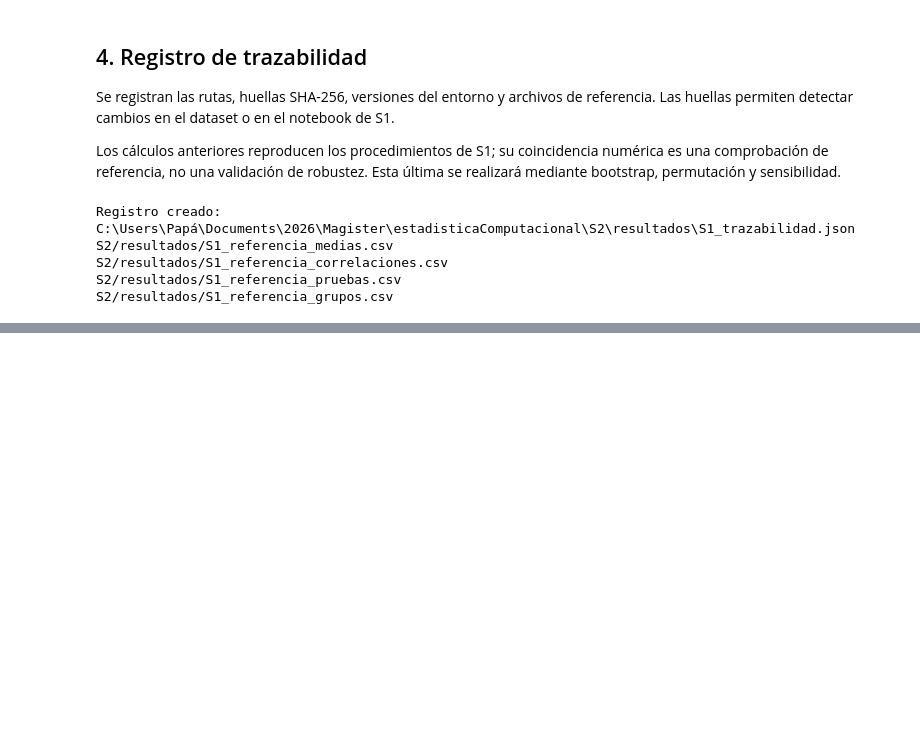
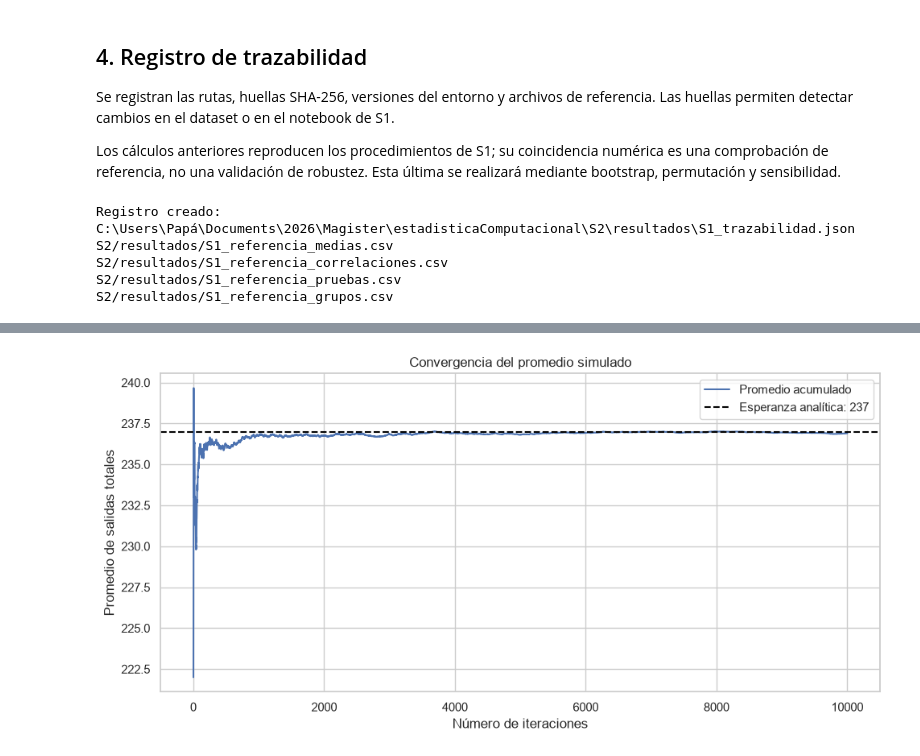
Before and after one commit to hernansaavedrag/estadisticaComputacional, a Jupyter notebook: S2/notebooks/S2_Hernan_Base_MonteCarlo.ipynb, the cells around one changed output, grey strips where cells are left out. Drawn from its saved outputs; the diff is of its cells as text; code cells hidden in the pictures; blank space fills up the shorter version.

Commit message:
Completar simulacion Monte Carlo y verificar reproducibilidad

```diff
--- a/S2/notebooks/S2_Hernan_Base_MonteCarlo.ipynb
+++ b/S2/notebooks/S2_Hernan_Base_MonteCarlo.ipynb
@@ -446,0 +562,86 @@ S2/resultados/S1_referencia_grupos.csv
+# %%
+totales = simulaciones_mc["salidas_totales"].to_numpy()
+
+puntos_revision = [100, 500, 1_000, 2_000, 5_000, 10_000]
+filas_convergencia = []
+
+for cantidad in puntos_revision:
+    muestra = totales[:cantidad]
+
+    promedio = muestra.mean()
+    desviacion = muestra.std(ddof=1)
+    error_mc = desviacion / np.sqrt(cantidad)
+
+    filas_convergencia.append({
+        "iteraciones": cantidad,
+        "promedio_salidas": promedio,
+        "desviacion_escenarios": desviacion,
+        "error_estandar_mc": error_mc,
+        "margen_mc_95": 1.96 * error_mc,
+        "diferencia_con_esperanza": promedio - esperanza_total
+    })
+
+convergencia_mc = pd.DataFrame(filas_convergencia)
+
+presentacion = convergencia_mc.copy()
+
+for columna in presentacion.columns:
+    if columna != "iteraciones":
+        presentacion[columna] = presentacion[columna].map(
+            lambda valor: f"{valor:.4f}".replace(".", ",")
+        )
+
+display(presentacion)
+
+# Precisión objetivo para el promedio: margen MC de ±0,5 salidas.
+tolerancia_mc = 0.5
+margen_final = convergencia_mc.iloc[-1]["margen_mc_95"]
+
+print(
+    "Margen Monte Carlo final del 95 %:",
+    f"±{margen_final:.4f} salidas"
+)
+print(
+    "Cumple la precisión objetivo de ±0,5 salidas:",
+    bool(margen_final <= tolerancia_mc)
+)
+
+# Promedio acumulado.
+iteraciones = np.arange(1, len(totales) + 1)
+promedio_acumulado = np.cumsum(totales) / iteraciones
+
+fig, ax = plt.subplots(figsize=(10, 5))
+
+ax.plot(
+    iteraciones,
+    promedio_acumulado,
+    label="Promedio acumulado"
+)
+
+ax.axhline(
+    esperanza_total,
+    color="black",
+    linestyle="--",
+    label=f"Esperanza analítica: {esperanza_total:.0f}"
+)
+
+ax.set_xlabel("Número de iteraciones")
+ax.set_ylabel("Promedio de salidas totales")
+ax.set_title("Convergencia del promedio simulado")
+ax.legend()
+
+fig.tight_layout()
+fig.savefig(
+    carpeta_figuras / "hernan_mc_convergencia.png",
+    dpi=300,
+    bbox_inches="tight"
+)
+plt.show()
+
+convergencia_mc.to_csv(
+    carpeta_resultados / "hernan_mc_convergencia.csv",
+    index=False,
+    encoding="utf-8-sig",
+    float_format="%.17g"
+)
+# %% [output]
@@ -446,0 +657 @@ S2/resultados/S1_referencia_grupos.csv
+[figure, added]
```
Also changed, not shown: parts of 9 cells of this notebook, 5 other files.
